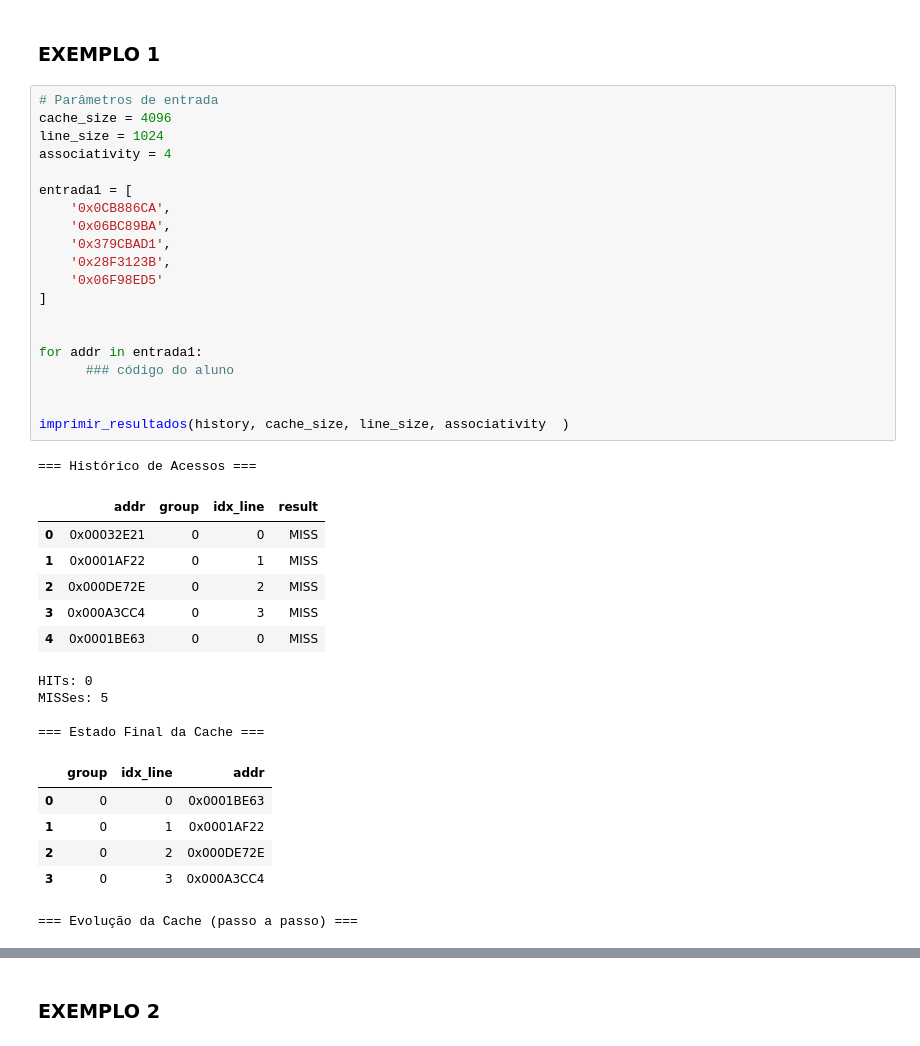
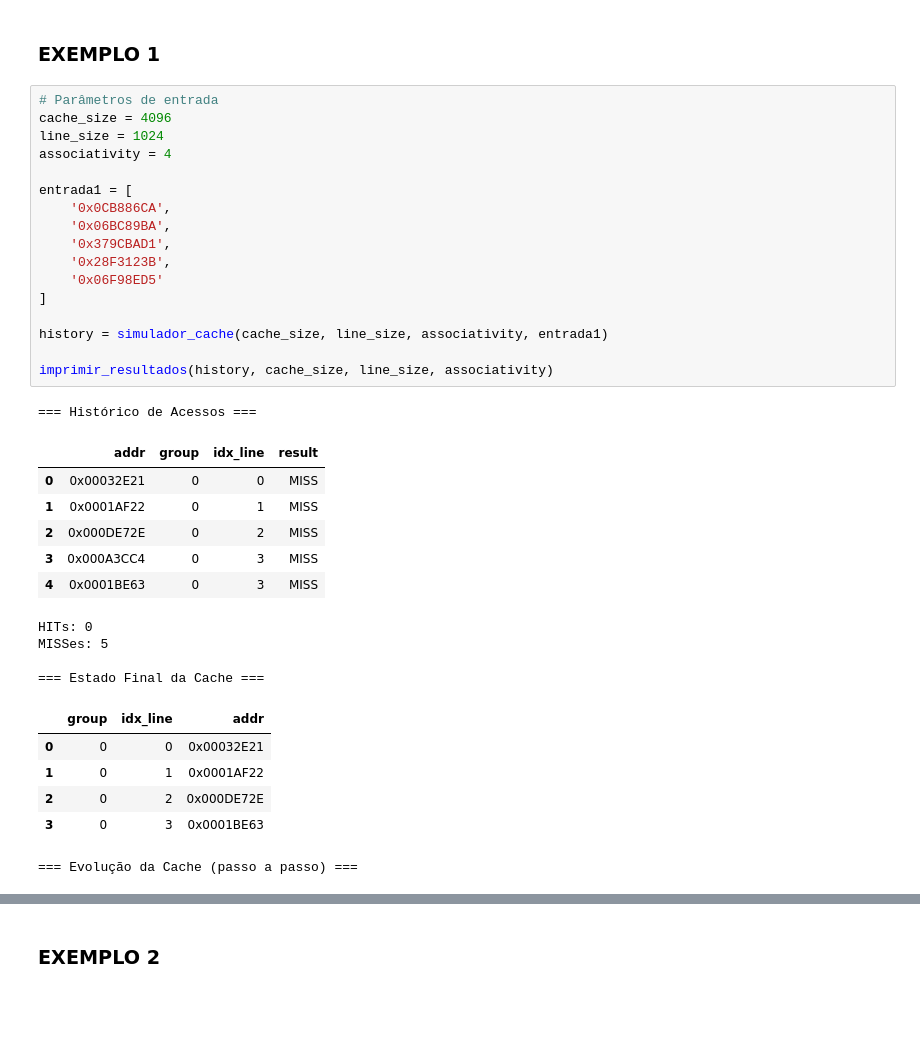
Before and after one commit to adriele07/tb3_arquitetura_de_computadores, a Jupyter notebook: TP3_OC1_Simulador_de_Memória_Cache.ipynb, the cells around one changed output, grey strips where cells are left out. Drawn from its saved outputs; the diff is of its cells as text; blank space fills up the shorter version.

```diff
--- a/TP3_OC1_Simulador_de_Memória_Cache.ipynb
+++ b/TP3_OC1_Simulador_de_Memória_Cache.ipynb
@@ -244,40 +303,37 @@ def imprimir_resultados(historico, cache_size, line_size, associativity):
 # %%
 # Parâmetros de entrada
 cache_size = 4096
 line_size = 1024
 associativity = 4
 
 entrada1 = [
     '0x0CB886CA',
     '0x06BC89BA',
     '0x379CBAD1',
     '0x28F3123B',
     '0x06F98ED5'
 ]
 
+history = simulador_cache(cache_size, line_size, associativity, entrada1)
 
-for addr in entrada1:
-      ### código do aluno
-
-
-imprimir_resultados(history, cache_size, line_size, associativity  )
+imprimir_resultados(history, cache_size, line_size, associativity)
 # %% [output]
 === Histórico de Acessos ===
 |  | addr | group | idx_line | result |
 | 0 | 0x00032E21 | 0 | 0 | MISS |
 | 1 | 0x0001AF22 | 0 | 1 | MISS |
 | 2 | 0x000DE72E | 0 | 2 | MISS |
 | 3 | 0x000A3CC4 | 0 | 3 | MISS |
-| 4 | 0x0001BE63 | 0 | 0 | MISS |
+| 4 | 0x0001BE63 | 0 | 3 | MISS |
 HITs: 0
 MISSes: 5
 
 === Estado Final da Cache ===
 |  | group | idx_line | addr |
-| 0 | 0 | 0 | 0x0001BE63 |
+| 0 | 0 | 0 | 0x00032E21 |
 | 1 | 0 | 1 | 0x0001AF22 |
 | 2 | 0 | 2 | 0x000DE72E |
-| 3 | 0 | 3 | 0x000A3CC4 |
+| 3 | 0 | 3 | 0x0001BE63 |
 === Evolução da Cache (passo a passo) ===
 [interactive output not drawn]
 [interactive output not drawn]
```
Also changed, not shown: parts of 7 cells of this notebook, 1 other file.
